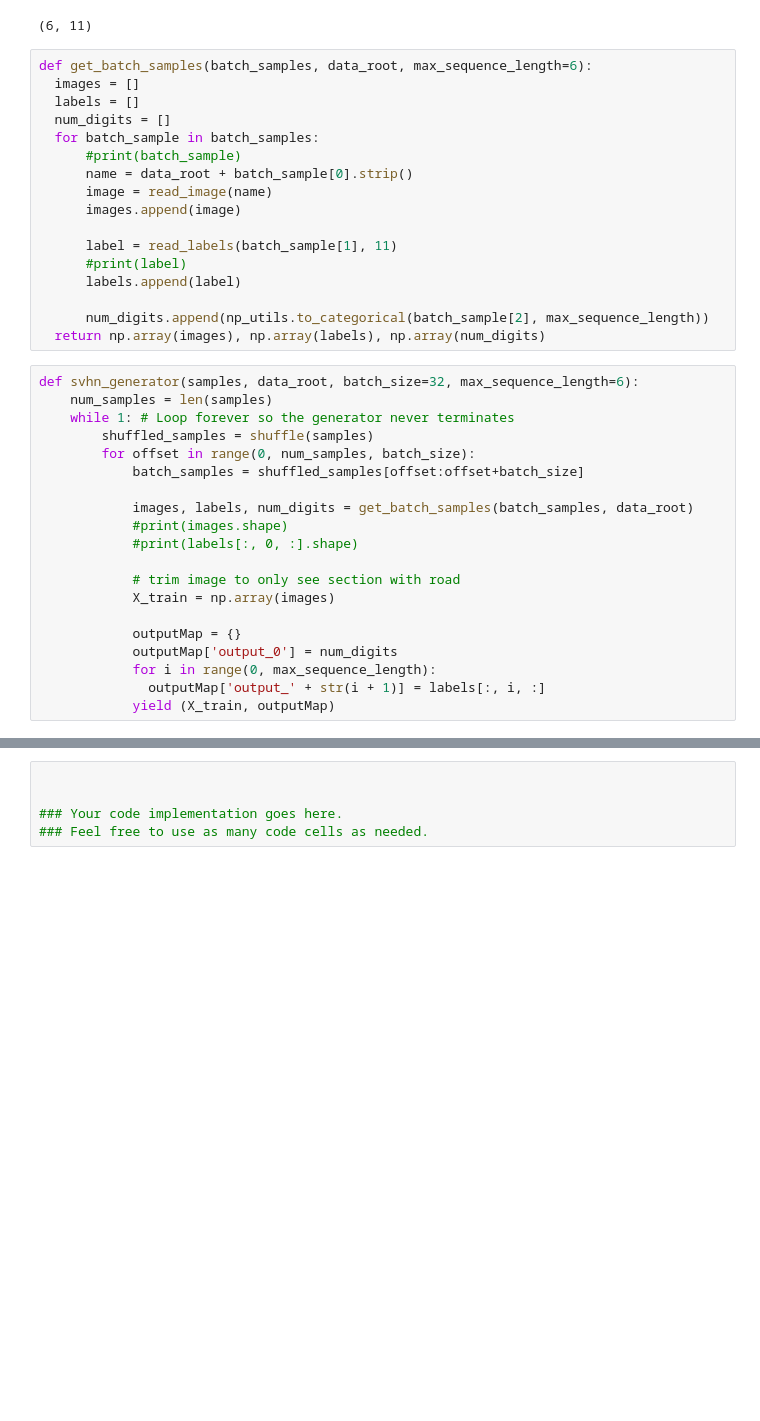
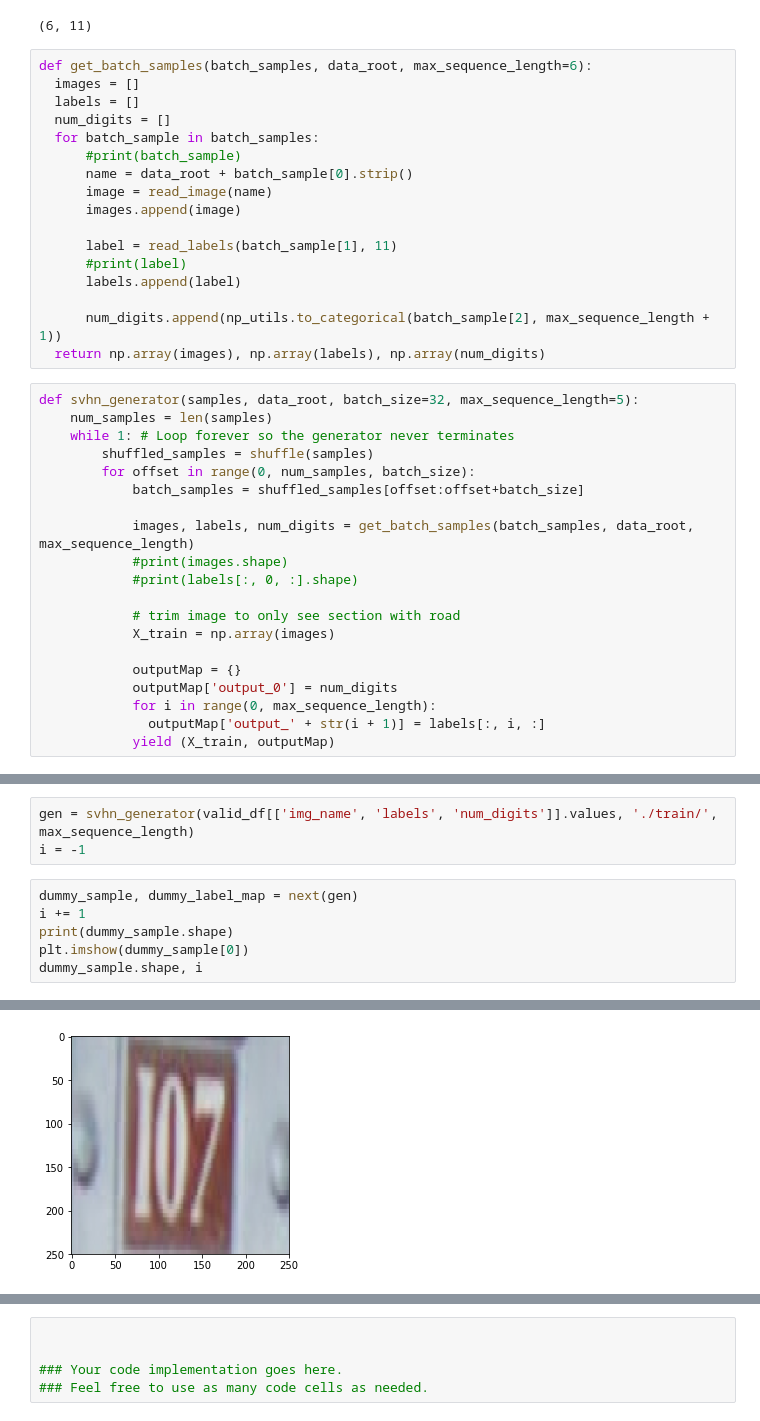
Before and after one commit to samiriff/MLND-digit-recognition, a Jupyter notebook: Copy_of_digit_recognition.ipynb, the cells around one changed output, grey strips where cells are left out. Cells and saved outputs as stored; diff of their text form; blank space fills up the shorter version.

```diff
--- a/Copy_of_digit_recognition.ipynb
+++ b/Copy_of_digit_recognition.ipynb
@@ -1750,17 +1762,17 @@ def get_batch_samples(batch_samples, data_root, max_sequence_length=6):
       #print(label)
       labels.append(label)
 
-      num_digits.append(np_utils.to_categorical(batch_sample[2], max_sequence_length))
+      num_digits.append(np_utils.to_categorical(batch_sample[2], max_sequence_length + 1))
   return np.array(images), np.array(labels), np.array(num_digits)
 # %%
-def svhn_generator(samples, data_root, batch_size=32, max_sequence_length=6):
+def svhn_generator(samples, data_root, batch_size=32, max_sequence_length=5):
     num_samples = len(samples)
     while 1: # Loop forever so the generator never terminates
         shuffled_samples = shuffle(samples)
         for offset in range(0, num_samples, batch_size):
             batch_samples = shuffled_samples[offset:offset+batch_size]
 
-            images, labels, num_digits = get_batch_samples(batch_samples, data_root)
+            images, labels, num_digits = get_batch_samples(batch_samples, data_root, max_sequence_length)
             #print(images.shape)
             #print(labels[:, 0, :].shape)
 
@@ -1790,0 +1867,10 @@ next(gen)[0].shape
+# %%
+gen = svhn_generator(valid_df[['img_name', 'labels', 'num_digits']].values, './train/', max_sequence_length)
+i = -1
+# %%
+dummy_sample, dummy_label_map = next(gen)
+i += 1
+print(dummy_sample.shape)
+plt.imshow(dummy_sample[0])
+dummy_sample.shape, i
+# %% [output]
@@ -1790,0 +1879 @@ next(gen)[0].shape
+[figure, added]
```
Also changed, not shown: parts of 26 cells of this notebook.
